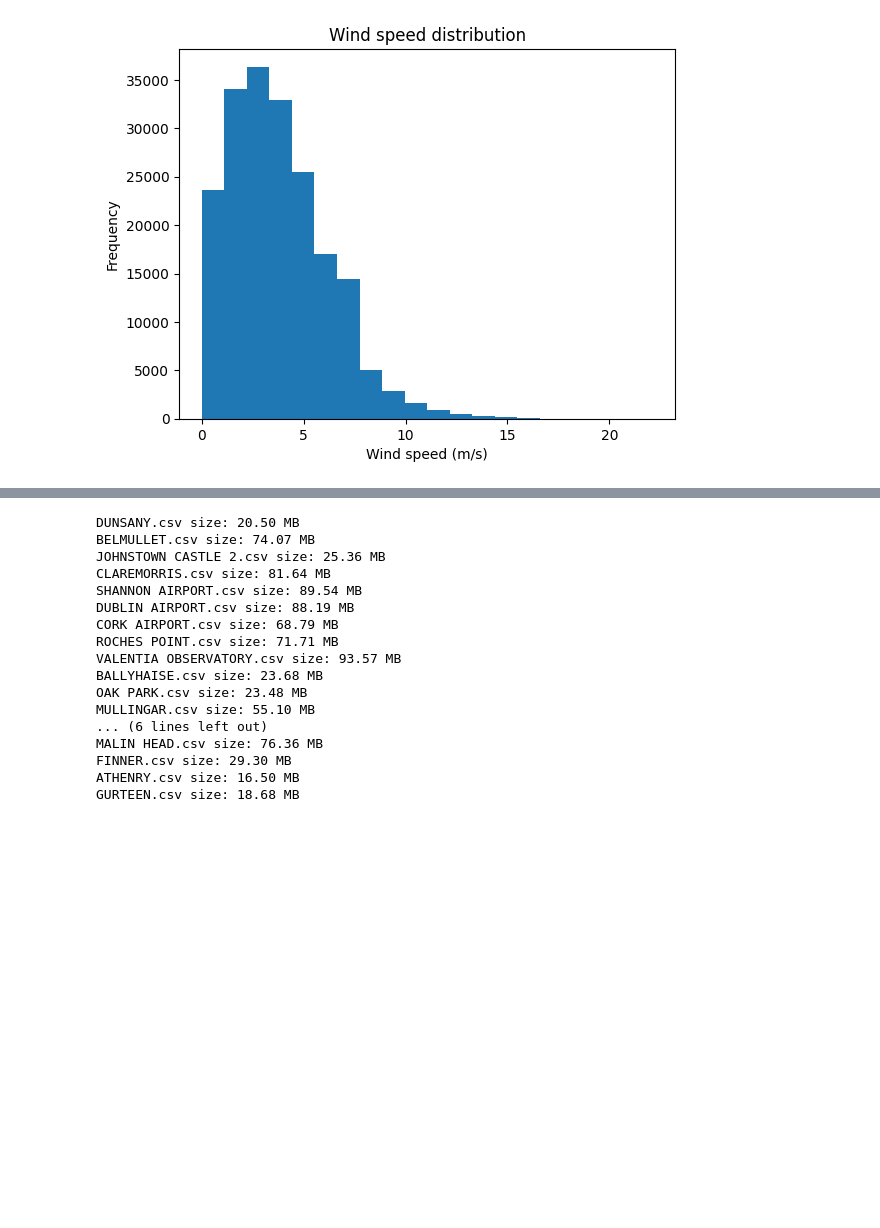
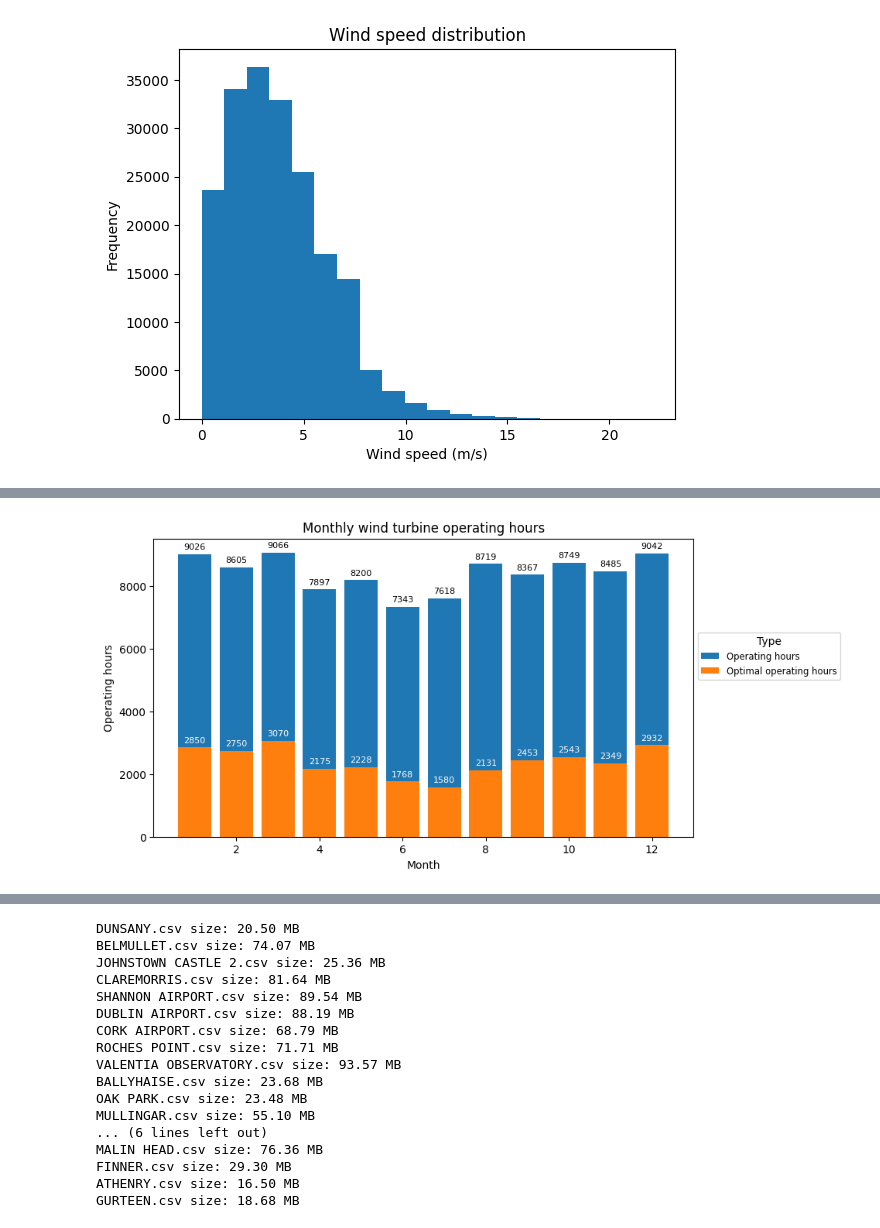
Before and after one commit to quyenphanlyons/programming-for-data-analytics, a Jupyter notebook: project/weather.ipynb, the cells around one changed output, grey strips where cells are left out. Saved outputs shown, nothing was run; the diff lists cells and outputs as text; code cells hidden in the pictures; blank space fills up the shorter version.

```diff
--- a/project/weather.ipynb
+++ b/project/weather.ipynb
@@ -349 +340,26 @@ yearly_optimal = oakpark.groupby("year")["optimal"].sum().mean()
+# %%
+# Number of hours of operation in total per month
+monthly_operating = oakpark.groupby("month")["operating"].sum()
+# Number of hours of optimal production in total per month
+monthly_optimal= oakpark.groupby("month")["optimal"].sum()
+
+# Plot
+fig, ax = plt.subplots(figsize=(9, 5))
+
+bars1 = ax.bar(monthly_operating.index, monthly_operating.values, label="Operating hours")
+bars2 = ax.bar(monthly_optimal.index, monthly_optimal.values, label="Optimal operating hours")
+
+ax.set_xlabel("Month")
+ax.set_ylabel("Operating hours")
+ax.set_title("Monthly wind turbine operating hours")
+
+# value labels
+ax.bar_label(bars1, fontsize=8, padding=3)
+ax.bar_label(bars2, fontsize=8, padding=3, color = 'white')
+# legend
+ax.legend(title="Type", fontsize="small",bbox_to_anchor=(1,0.7))
+
+plt.show()
+# %% [output]
+[figure, added]
 # %%
```
Also changed, not shown: parts of 21 cells of this notebook, 4 other files.
